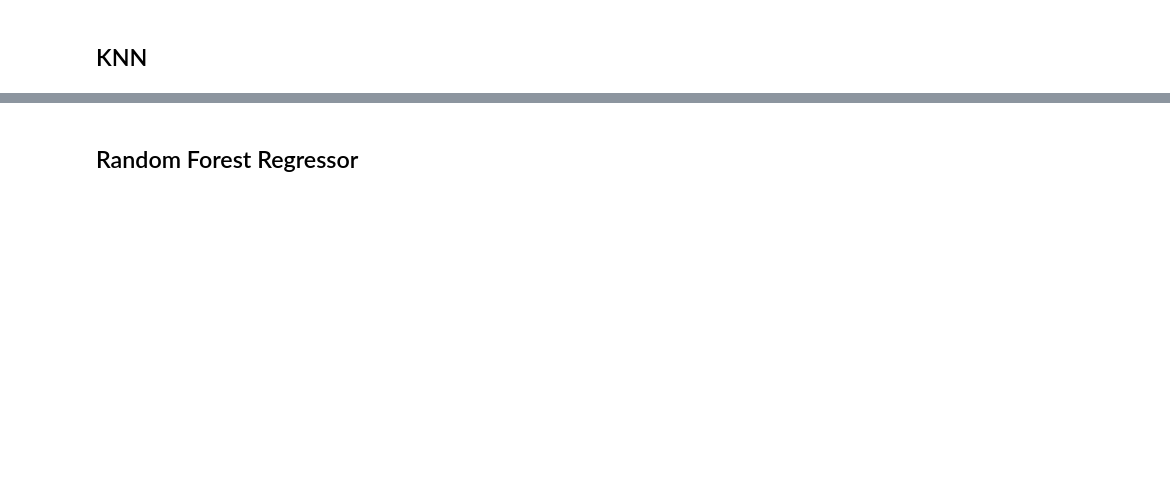
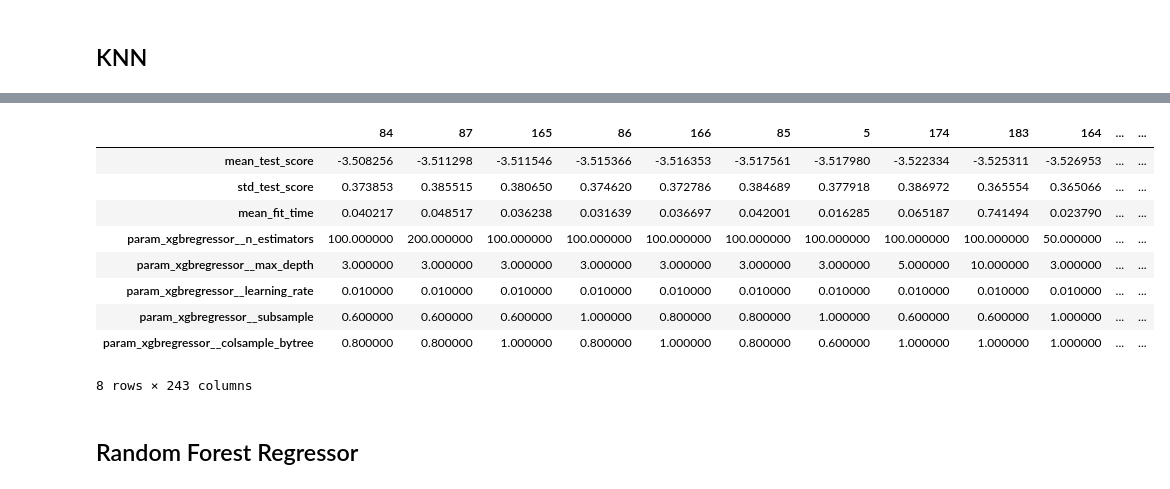
Before and after one commit to kevin-shiao/NBA-Draft, a Jupyter notebook: project.ipynb, the cells around one changed output, grey strips where cells are left out. Saved outputs shown, nothing was run; the diff lists cells and outputs as text; code cells hidden in the pictures; blank space fills up the shorter version.

```diff
--- a/project.ipynb
+++ b/project.ipynb
@@ -352,3 +444,16 @@ knn_df_sorted
+# %%
+xgb_df_sorted
+# %% [output]
+|  | 84 | 87 | 165 | 86 | 166 | 85 | 5 | 174 | 183 | 164 | ... | ... |
+| mean_test_score | -3.508256 | -3.511298 | -3.511546 | -3.515366 | -3.516353 | -3.517561 | -3.517980 | -3.522334 | -3.525311 | -3.526953 | ... | ... |
+| std_test_score | 0.373853 | 0.385515 | 0.380650 | 0.374620 | 0.372786 | 0.384689 | 0.377918 | 0.386972 | 0.365554 | 0.365066 | ... | ... |
+| mean_fit_time | 0.040217 | 0.048517 | 0.036238 | 0.031639 | 0.036697 | 0.042001 | 0.016285 | 0.065187 | 0.741494 | 0.023790 | ... | ... |
+| param_xgbregressor__n_estimators | 100.000000 | 200.000000 | 100.000000 | 100.000000 | 100.000000 | 100.000000 | 100.000000 | 100.000000 | 100.000000 | 50.000000 | ... | ... |
+| param_xgbregressor__max_depth | 3.000000 | 3.000000 | 3.000000 | 3.000000 | 3.000000 | 3.000000 | 3.000000 | 5.000000 | 10.000000 | 3.000000 | ... | ... |
+| param_xgbregressor__learning_rate | 0.010000 | 0.010000 | 0.010000 | 0.010000 | 0.010000 | 0.010000 | 0.010000 | 0.010000 | 0.010000 | 0.010000 | ... | ... |
+| param_xgbregressor__subsample | 0.600000 | 0.600000 | 0.600000 | 1.000000 | 0.800000 | 0.800000 | 1.000000 | 0.600000 | 0.600000 | 1.000000 | ... | ... |
+| param_xgbregressor__colsample_bytree | 0.800000 | 0.800000 | 1.000000 | 0.800000 | 1.000000 | 0.800000 | 0.600000 | 1.000000 | 1.000000 | 1.000000 | ... | ... |
+8 rows × 243 columns
 # %% [markdown]
 ## Random Forest Regressor
 # %%
```
Also changed, not shown: parts of 18 cells of this notebook.
